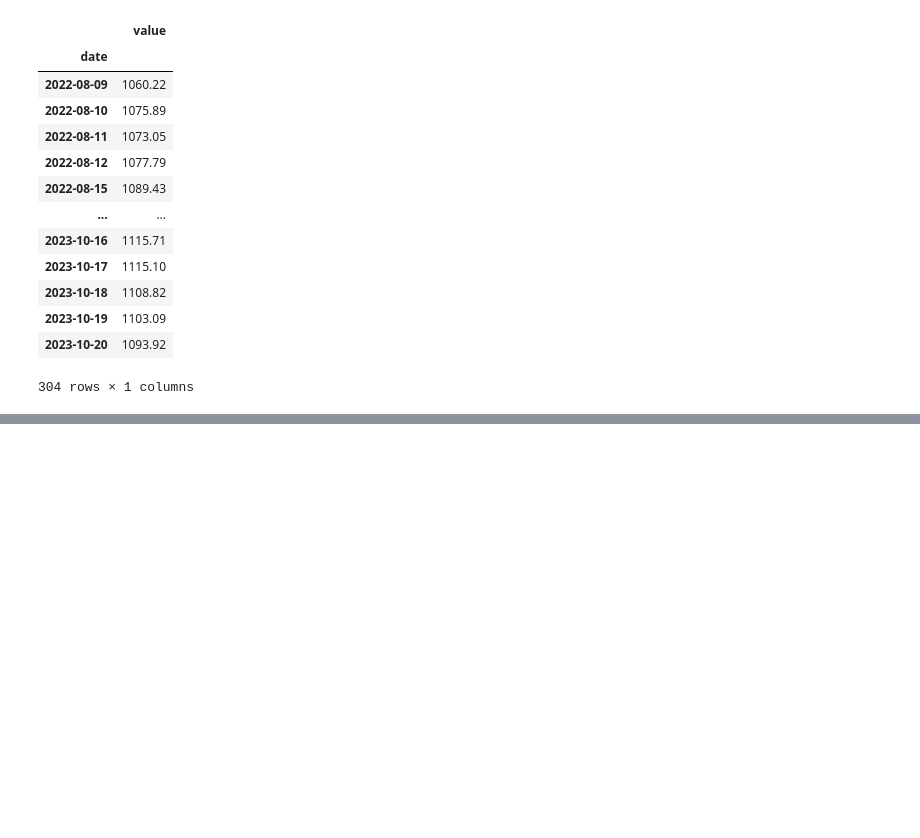
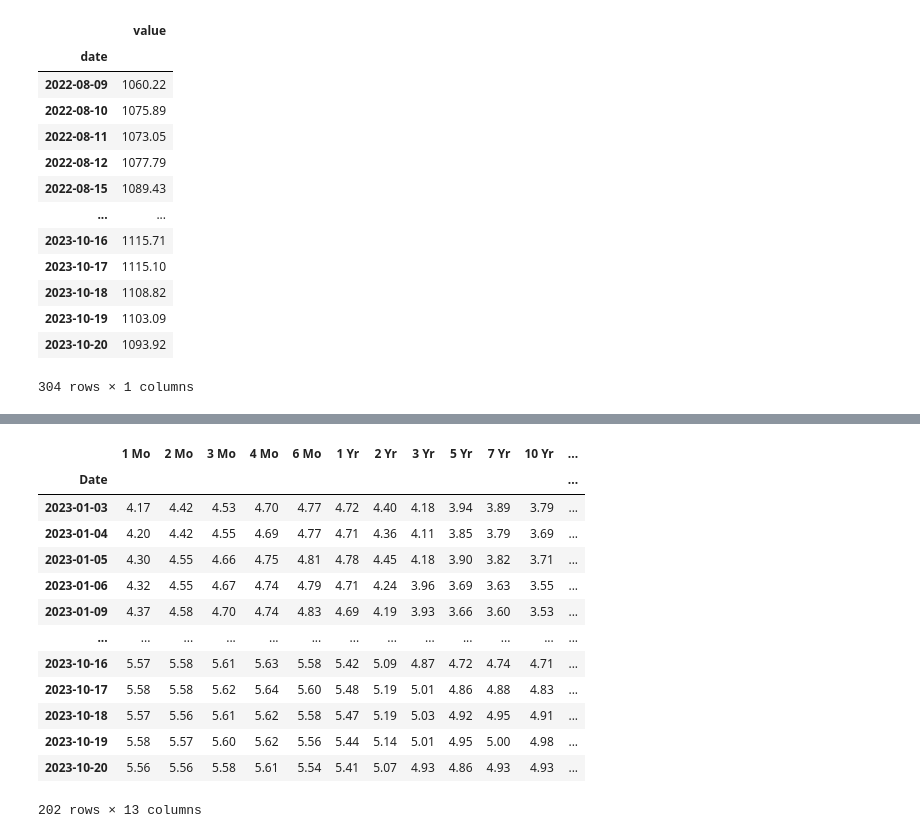
Before and after one commit to RahulG1309/MH4518, a Jupyter notebook: data/data_processing.ipynb, the cells around one changed output, grey strips where cells are left out. Drawn from its saved outputs; the diff is of its cells as text; code cells hidden in the pictures; blank space fills up the shorter version.

```diff
--- a/data/data_processing.ipynb
+++ b/data/data_processing.ipynb
@@ -45,0 +85,5 @@ assert len(a) == len(b)
+# %%
+rate_2023 = pd.read_csv("daily-treasury-rates (1).csv")
+rate_2023["Date"] = pd.to_datetime(rate_2023["Date"])
+rate_2023 = rate_2023.set_index("Date")
+rate_2023.head()
@@ -45,0 +98,20 @@ assert len(a) == len(b)
+# %%
+end_date = pd.to_datetime('2023-10-20')
+filtered_rate_2023 = rate_2023[rate_2023.index <= end_date]
+filtered_rate_2023 = filtered_rate_2023.sort_index()
+filtered_rate_2023
+# %% [output]
+|  | 1 Mo | 2 Mo | 3 Mo | 4 Mo | 6 Mo | 1 Yr | 2 Yr | 3 Yr | 5 Yr | 7 Yr | 10 Yr | ... |
+| Date |  |  |  |  |  |  |  |  |  |  |  | ... |
+| 2023-01-03 | 4.17 | 4.42 | 4.53 | 4.70 | 4.77 | 4.72 | 4.40 | 4.18 | 3.94 | 3.89 | 3.79 | ... |
+| 2023-01-04 | 4.20 | 4.42 | 4.55 | 4.69 | 4.77 | 4.71 | 4.36 | 4.11 | 3.85 | 3.79 | 3.69 | ... |
+| 2023-01-05 | 4.30 | 4.55 | 4.66 | 4.75 | 4.81 | 4.78 | 4.45 | 4.18 | 3.90 | 3.82 | 3.71 | ... |
+| 2023-01-06 | 4.32 | 4.55 | 4.67 | 4.74 | 4.79 | 4.71 | 4.24 | 3.96 | 3.69 | 3.63 | 3.55 | ... |
+| 2023-01-09 | 4.37 | 4.58 | 4.70 | 4.74 | 4.83 | 4.69 | 4.19 | 3.93 | 3.66 | 3.60 | 3.53 | ... |
+| ... | ... | ... | ... | ... | ... | ... | ... | ... | ... | ... | ... | ... |
+| 2023-10-16 | 5.57 | 5.58 | 5.61 | 5.63 | 5.58 | 5.42 | 5.09 | 4.87 | 4.72 | 4.74 | 4.71 | ... |
+| 2023-10-17 | 5.58 | 5.58 | 5.62 | 5.64 | 5.60 | 5.48 | 5.19 | 5.01 | 4.86 | 4.88 | 4.83 | ... |
+| 2023-10-18 | 5.57 | 5.56 | 5.61 | 5.62 | 5.58 | 5.47 | 5.19 | 5.03 | 4.92 | 4.95 | 4.91 | ... |
+| 2023-10-19 | 5.58 | 5.57 | 5.60 | 5.62 | 5.56 | 5.44 | 5.14 | 5.01 | 4.95 | 5.00 | 4.98 | ... |
+| 2023-10-20 | 5.56 | 5.56 | 5.58 | 5.61 | 5.54 | 5.41 | 5.07 | 4.93 | 4.86 | 4.93 | 4.93 | ... |
+202 rows × 13 columns
```
Also changed, not shown: parts of 8 cells of this notebook, 5 other files.
